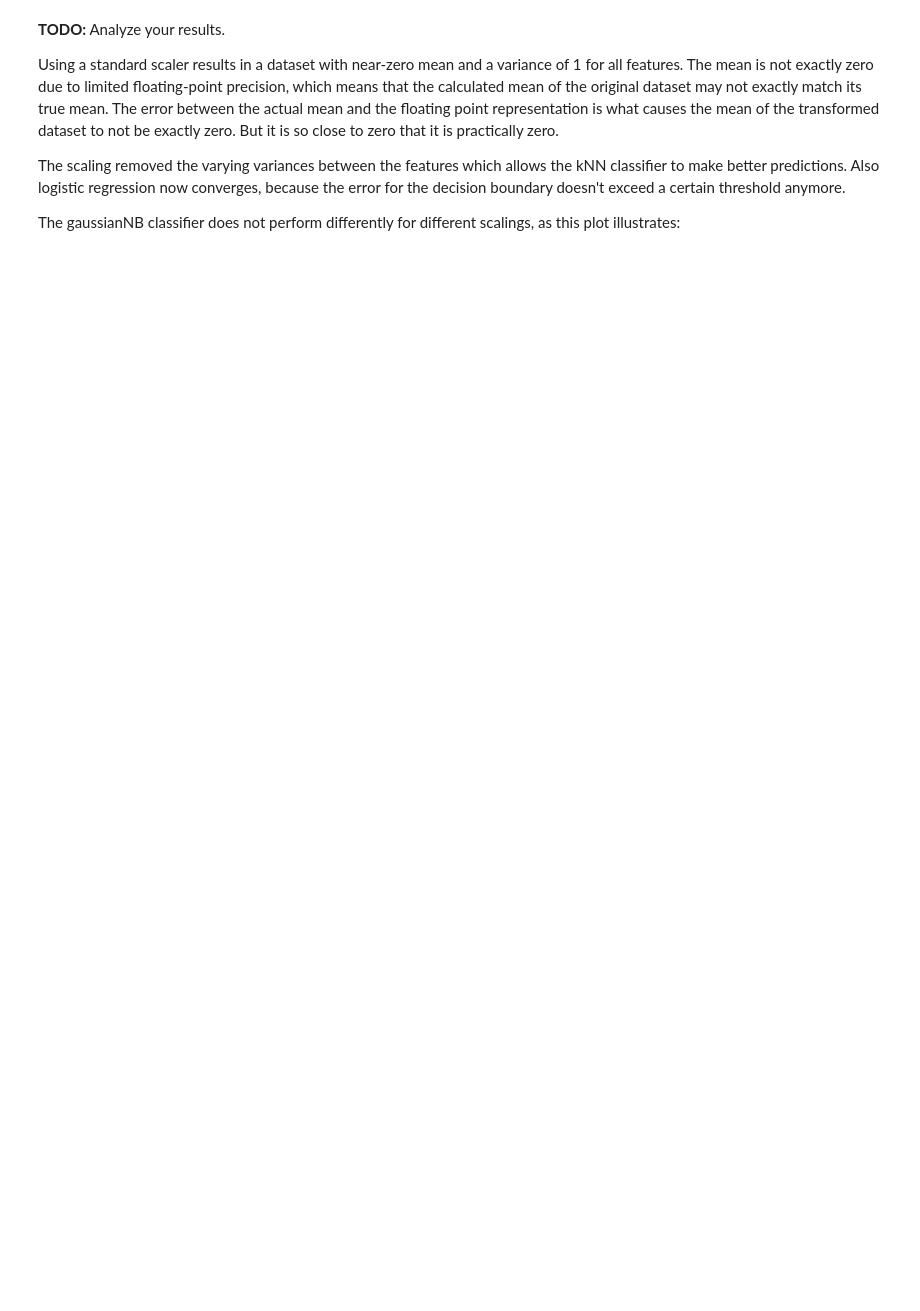
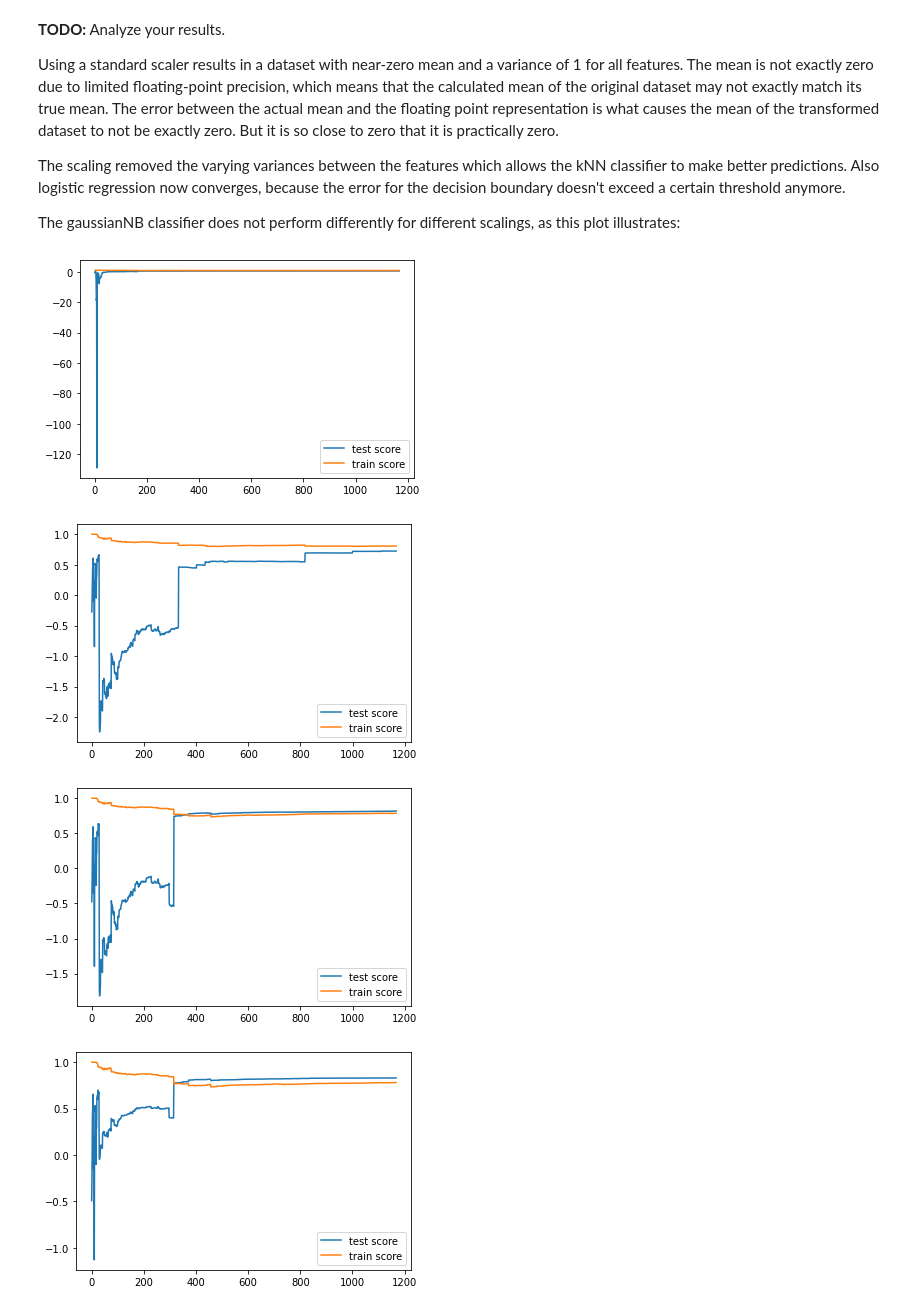
Before and after one commit to mankinskin/ml_projects, a Jupyter notebook: project3/Project3.ipynb, the cells around one changed output. Saved outputs shown, nothing was run; the diff lists cells and outputs as text; code cells hidden in the pictures; blank space fills up the shorter version.

```diff
--- a/project3/Project3.ipynb
+++ b/project3/Project3.ipynb
@@ -327,0 +362,38 @@ plt.legend()
+# %%
+kf = KFold(n_splits=CROSS_VAL_FOLDS)
+clf = LinearRegression()
+k = 0
+g_test_error = []
+g_train_error = []
+for train_index, test_index in kf.split(X):
+    X_train, X_test = X[train_index], X[test_index]
+    y_train, y_test = y[train_index], y[test_index]
+
+    train_error = []
+    test_error = []
+    for i in range(0, len(X_train)):
+        clf.fit(X_train[0: i+1], y_train[0:i+1])
+        y_pred_train = clf.predict(X_train[0:i+1])
+        y_pred_test = clf.predict(X_test)
+
+        train_error.append(r2_score(y_train[0:i+1], y_pred_train))
+        test_error.append(r2_score(y_test, y_pred_test))
+
+    g_test_error.append(np.array(test_error))
+    g_train_error.append(np.array(train_error))
+    k = k + 1
+
+g_test_error = np.array(g_test_error)
+g_train_error = np.array(g_train_error)
+
+for i in range(0, CROSS_VAL_FOLDS):
+    plt.figure()
+    plt.plot(g_test_error[i, :], label='test score')
+    plt.plot(g_train_error[i, :], label='train score')
+    plt.legend()
+    #plot(g_test_error[i, :], g_train_error[i, :], 'test error', 'train error', k)
+# %% [output]
+[figure, added]
+[figure, added]
+[figure, added]
+[figure, added]
```
Also changed, not shown: parts of 6 cells of this notebook, 2 other files.
